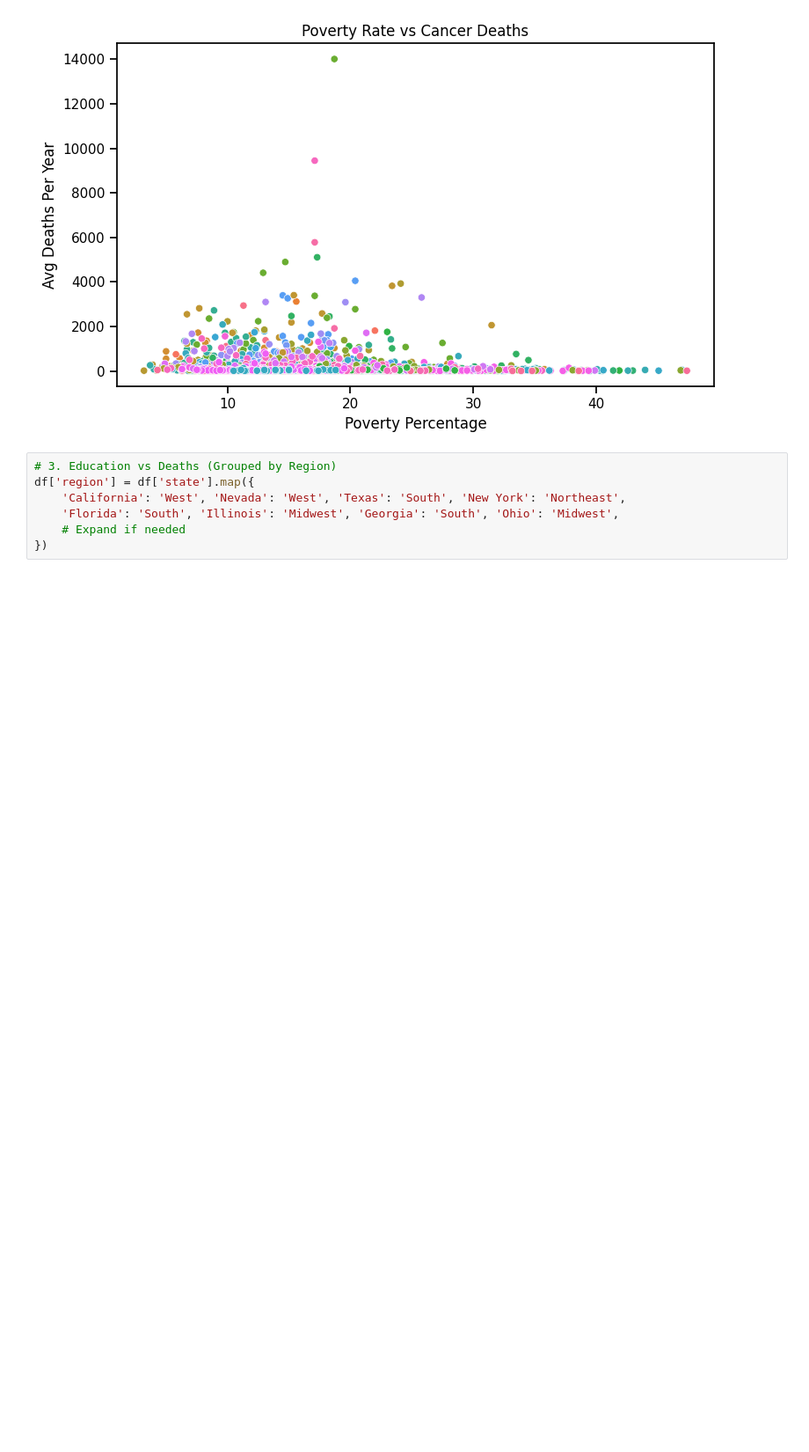
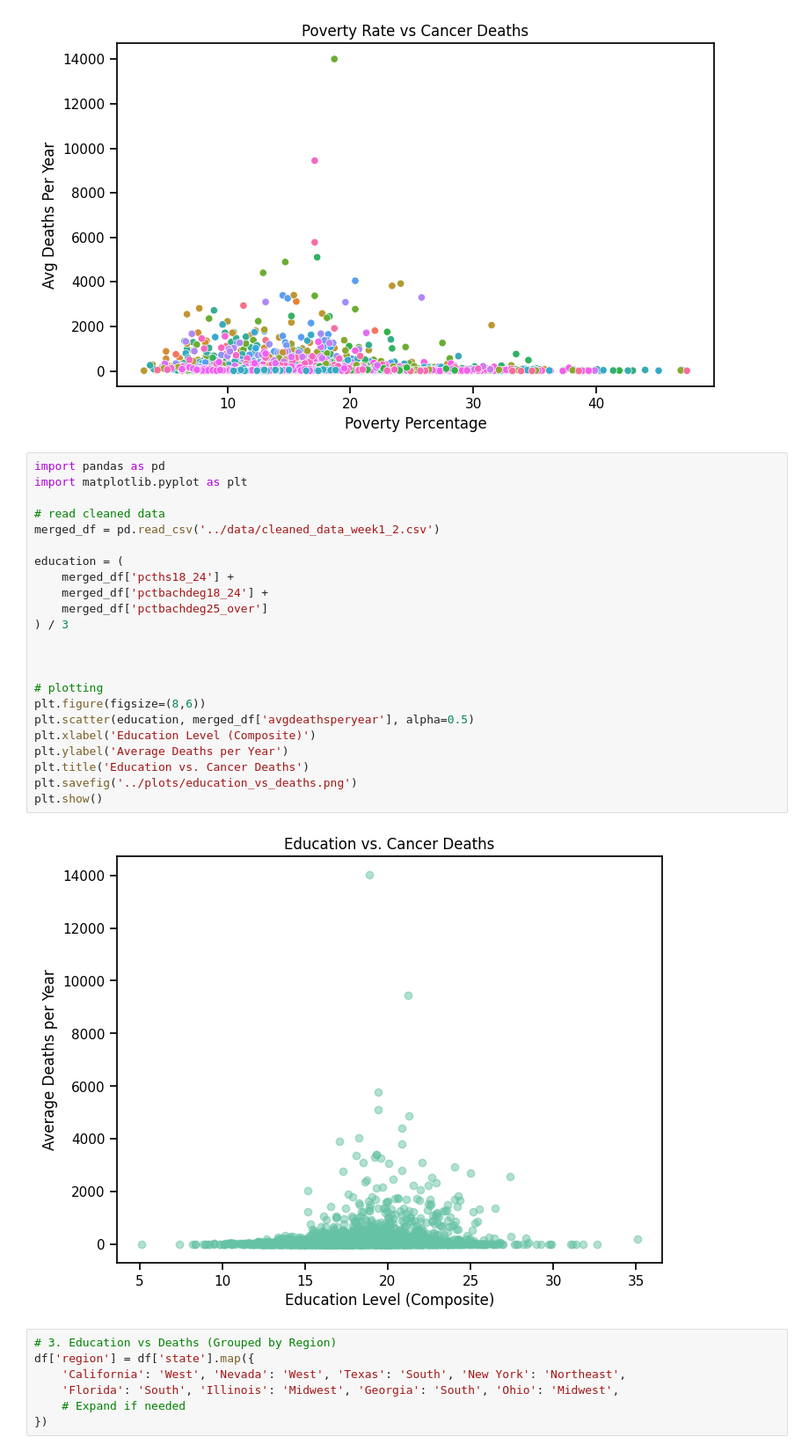
Before and after one commit to Temp0jd/CS506-Socioeconomic_Cancer_Analysis_And_Predicion, a Jupyter notebook: notebooks/week3-4.ipynb, the cells around one changed output. Shown at 88% size. Drawn from its saved outputs; the diff is of its cells as text; blank space fills up the shorter version.

```diff
--- a/notebooks/week3-4.ipynb
+++ b/notebooks/week3-4.ipynb
@@ -34,6 +34,31 @@ plt.tight_layout()
 plt.show()
 # %% [output]
 [figure]
+# %%
+import pandas as pd
+import matplotlib.pyplot as plt
+
+# read cleaned data
+merged_df = pd.read_csv('../data/cleaned_data_week1_2.csv')
+
+education = (
+    merged_df['pcths18_24'] +
+    merged_df['pctbachdeg18_24'] +
+    merged_df['pctbachdeg25_over']
+) / 3
+
+
+
+# plotting
+plt.figure(figsize=(8,6))
+plt.scatter(education, merged_df['avgdeathsperyear'], alpha=0.5)
+plt.xlabel('Education Level (Composite)')
+plt.ylabel('Average Deaths per Year')
+plt.title('Education vs. Cancer Deaths')
+plt.savefig('../plots/education_vs_deaths.png')
+plt.show()
+# %% [output]
+[figure, added]
 # %%
 # 3. Education vs Deaths (Grouped by Region)
 df['region'] = df['state'].map({
```
Also changed, not shown: 3 other files.
